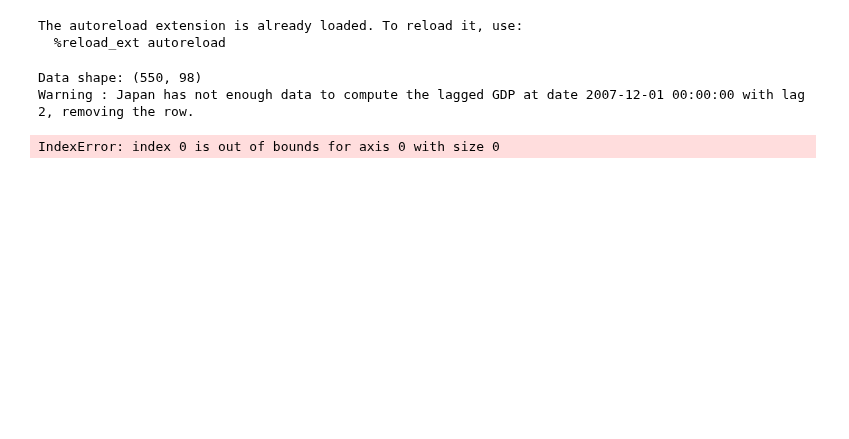
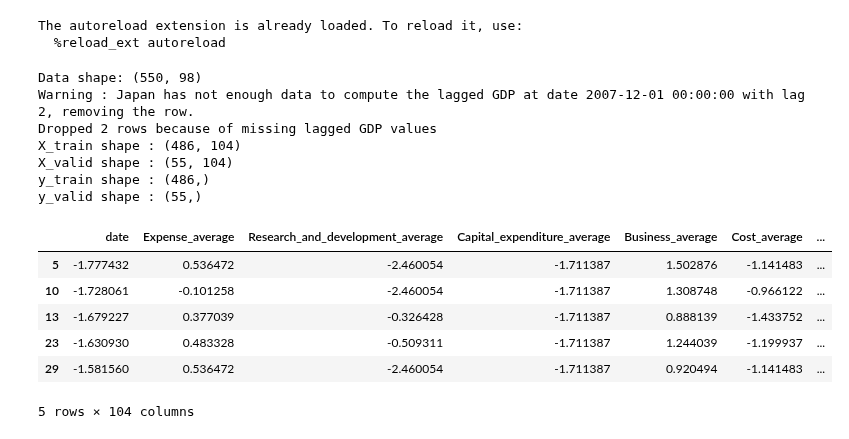
Before and after one commit to theS3b/Smoothing-Techniques-for-Predicting-High-Frequency-Time-Series, a Jupyter notebook: main.ipynb, the cells around one changed output. Saved outputs shown, nothing was run; the diff lists cells and outputs as text; code cells hidden in the pictures; blank space fills up the shorter version.

```diff
--- a/main.ipynb
+++ b/main.ipynb
@@ -32,21 +32,30 @@ MODE = "pct" # None | "pct" | "diff"
 # %%
 data, all_gdps = load_data()
 
 print(f"Data shape: {data.shape}")
 
-number_train = np.floor(data.shape[0] * TRAIN_PROPORTION).astype(int)
-
-X_train, y_train, X_valid, y_valid, country_train, country_valid,  X_means, X_stds, y_mean, y_std, min_date = preprocess_data(data=data, epsilon=EPS, number_train=number_train, mode=MODE, all_gdps=all_gdps, past_gdp_lags=PAST_GDPS)
+X_train, y_train, X_valid, y_valid, country_train, country_valid,  X_means, X_stds, y_mean, y_std, min_date = preprocess_data(data=data, epsilon=EPS, train_pct=TRAIN_PROPORTION, mode=MODE, all_gdps=all_gdps, past_gdp_lags=PAST_GDPS)
 
 if TEST_ALL_GT_DATA:
     gt_data = load_gt_data()
     X_valid, country_valid = preprocess_gt_data(gt_data, EPS, X_means, X_stds, min_date=min_date)
 
 X_train[country_train == "Switzerland"].head()
 # %% [output]
 Data shape: (550, 98)
 Warning : Japan has not enough data to compute the lagged GDP at date 2007-12-01 00:00:00 with lag 2, removing the row.
+Dropped 2 rows because of missing lagged GDP values
+X_train shape : (486, 104)
+X_valid shape : (55, 104)
+y_train shape : (486,)
+y_valid shape : (55,)
+|  | date | Expense_average | Research_and_development_average | Capital_expenditure_average | Business_average | Cost_average | ... |
+| 5 | -1.777432 | 0.536472 | -2.460054 | -1.711387 | 1.502876 | -1.141483 | ... |
+| 10 | -1.728061 | -0.101258 | -2.460054 | -1.711387 | 1.308748 | -0.966122 | ... |
+| 13 | -1.679227 | 0.377039 | -0.326428 | -1.711387 | 0.888139 | -1.433752 | ... |
+| 23 | -1.630930 | 0.483328 | -0.509311 | -1.711387 | 1.244039 | -1.199937 | ... |
+| 29 | -1.581560 | 0.536472 | -2.460054 | -1.711387 | 0.920494 | -1.141483 | ... |
-IndexError: index 0 is out of bounds for axis 0 with size 0
+5 rows × 104 columns
 # %%
 y_train[country_train == "Switzerland"].head()
 # %% [output]
```
Also changed, not shown: parts of 5 cells of this notebook, 1 other file.
